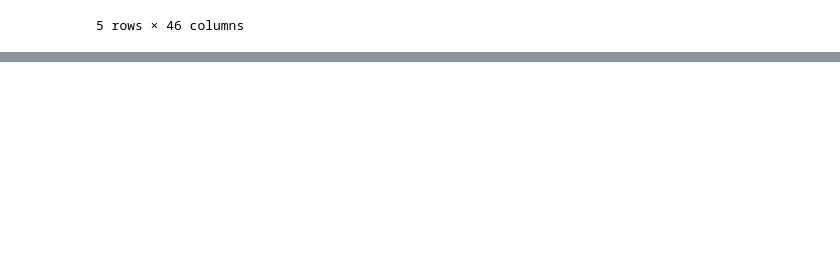
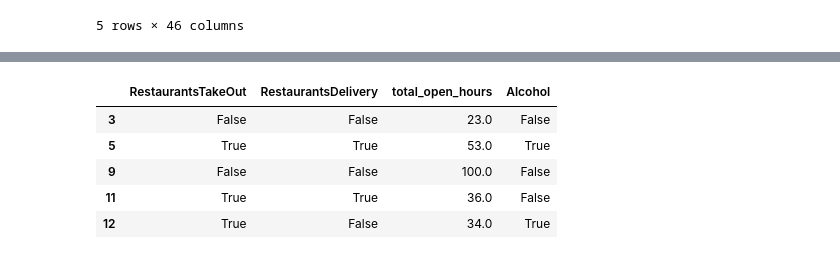
Before and after one commit to siddhi-bansal/ml-final-project, a Jupyter notebook: final_project.ipynb, the cells around one changed output, grey strips where cells are left out. Saved outputs shown, nothing was run; the diff lists cells and outputs as text; code cells hidden in the pictures; blank space fills up the shorter version.

```diff
--- a/final_project.ipynb
+++ b/final_project.ipynb
@@ -146,0 +192,14 @@ df.head()
+# %%
+df.replace('None', 'False', inplace=True)
+df.replace({'True': True, 'False': False}, inplace=True)
+df.drop(columns=['Alcohol'], inplace = True)
+df = df.rename(columns={'Alcohol_TF':'Alcohol'})
+# %%
+df.head()
+# %% [output]
+|  | RestaurantsTakeOut | RestaurantsDelivery | total_open_hours | Alcohol |
+| 3 | False | False | 23.0 | False |
+| 5 | True | True | 53.0 | True |
+| 9 | False | False | 100.0 | False |
+| 11 | True | True | 36.0 | False |
+| 12 | True | False | 34.0 | True |
```
Also changed, not shown: parts of 8 cells of this notebook.
